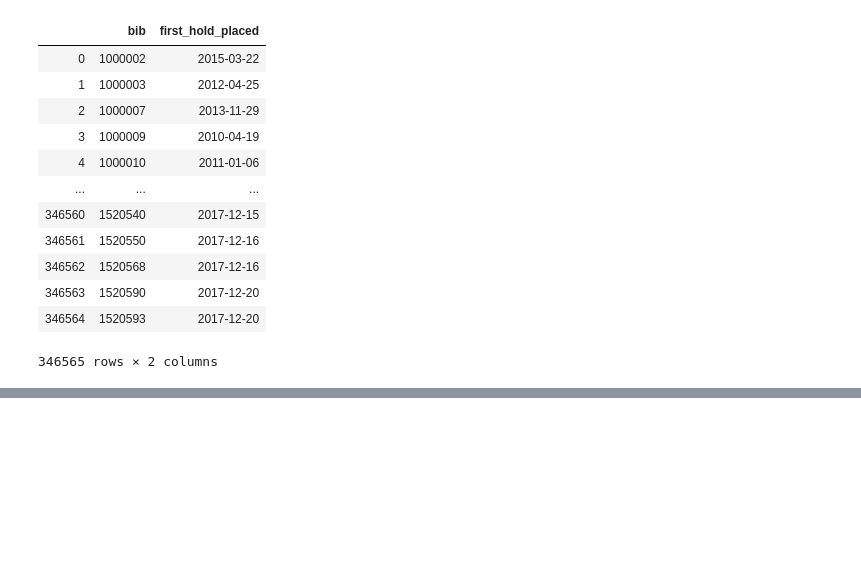
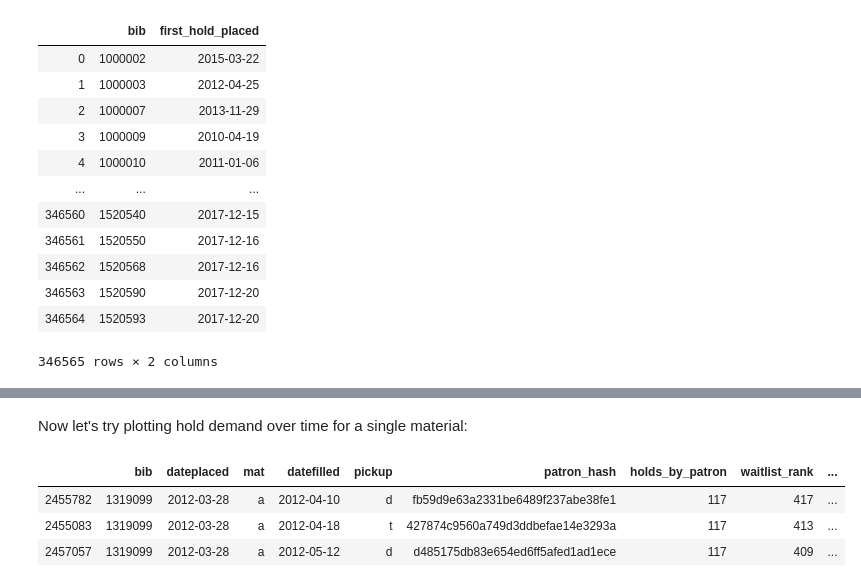
Before and after one commit to hannah-rauh/SI485, a Jupyter notebook: AADL.ipynb, the cells around one changed output, grey strips where cells are left out. Saved outputs shown, nothing was run; the diff lists cells and outputs as text; code cells hidden in the pictures; blank space fills up the shorter version.

```diff
--- a/AADL.ipynb
+++ b/AADL.ipynb
@@ -705,0 +710,2 @@ hold_first_dates_df
+# %%
+copy_merged_dfs=merged_dfs.copy()
@@ -705,0 +753,10 @@ hold_first_dates_df
+# %% [markdown]
+Now let's try plotting hold demand over time for a single material:
+# %%
+df_hunger_games=df_with_first_hold[df_with_first_hold['bib']==1319099]
+df_hunger_games.sort_values('holds_on_title',ascending=False).head(3)
+# %% [output]
+|  | bib | dateplaced | mat | datefilled | pickup | patron_hash | holds_by_patron | waitlist_rank | ... |
+| 2455782 | 1319099 | 2012-03-28 | a | 2012-04-10 | d | fb59d9e63a2331be6489f237abe38fe1 | 117 | 417 | ... |
+| 2455083 | 1319099 | 2012-03-28 | a | 2012-04-18 | t | 427874c9560a749d3ddbefae14e3293a | 117 | 413 | ... |
+| 2457057 | 1319099 | 2012-03-28 | a | 2012-05-12 | d | d485175db83e654ed6ff5afed1ad1ece | 117 | 409 | ... |
```
Also changed, not shown: parts of 12 cells of this notebook.
